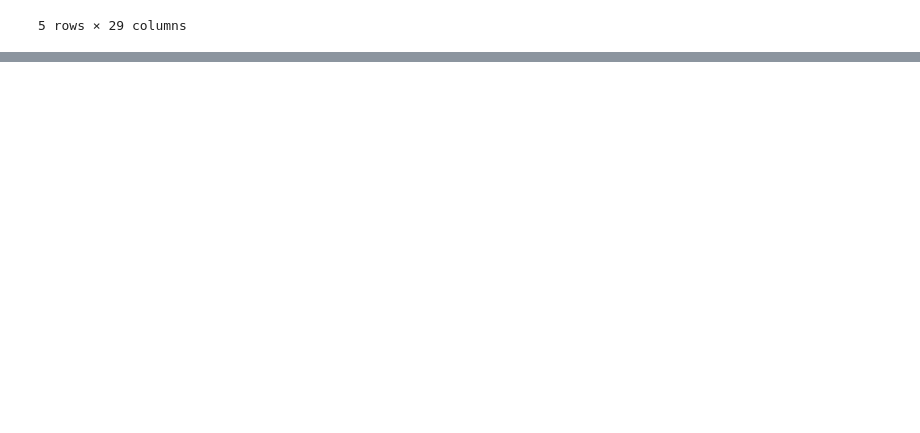
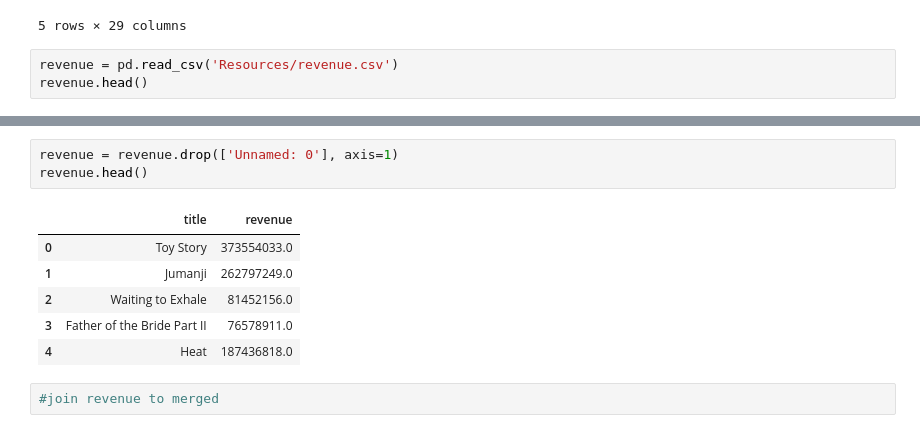
Before and after one commit to brian1581/final-project, a Jupyter notebook: RT_processing.ipynb, the cells around one changed output, grey strips where cells are left out. Cells and saved outputs as stored; diff of their text form; blank space fills up the shorter version.

```diff
--- a/RT_processing.ipynb
+++ b/RT_processing.ipynb
@@ -67,3 +67,6 @@ merged.head()
 | 3 | /m/1000013-12_angry_men | 12 Angry Men (Twelve Angry Men) | A Puerto Rican youth is on trial ... | Sidney Lumet's feature debut is a... | https://resizing.flixster.com/u-8... | NR | ... |
 | 4 | /m/1000079-20000_leagues_under_th... | 20,000 Leagues Under The Sea | This 1954 Disney version of Jules... | One of Disney's finest live-actio... | https://resizing.flixster.com/FKE... | G | ... |
 5 rows × 29 columns
+# %%
+revenue = pd.read_csv('Resources/revenue.csv')
+revenue.head()
@@ -69,0 +80,12 @@ merged.head()
+# %%
+revenue = revenue.drop(['Unnamed: 0'], axis=1)
+revenue.head()
+# %% [output]
+|  | title | revenue |
+| 0 | Toy Story | 373554033.0 |
+| 1 | Jumanji | 262797249.0 |
+| 2 | Waiting to Exhale | 81452156.0 |
+| 3 | Father of the Bride Part II | 76578911.0 |
+| 4 | Heat | 187436818.0 |
+# %%
+#join revenue to merged
```
Also changed, not shown: parts of 2 cells of this notebook.
